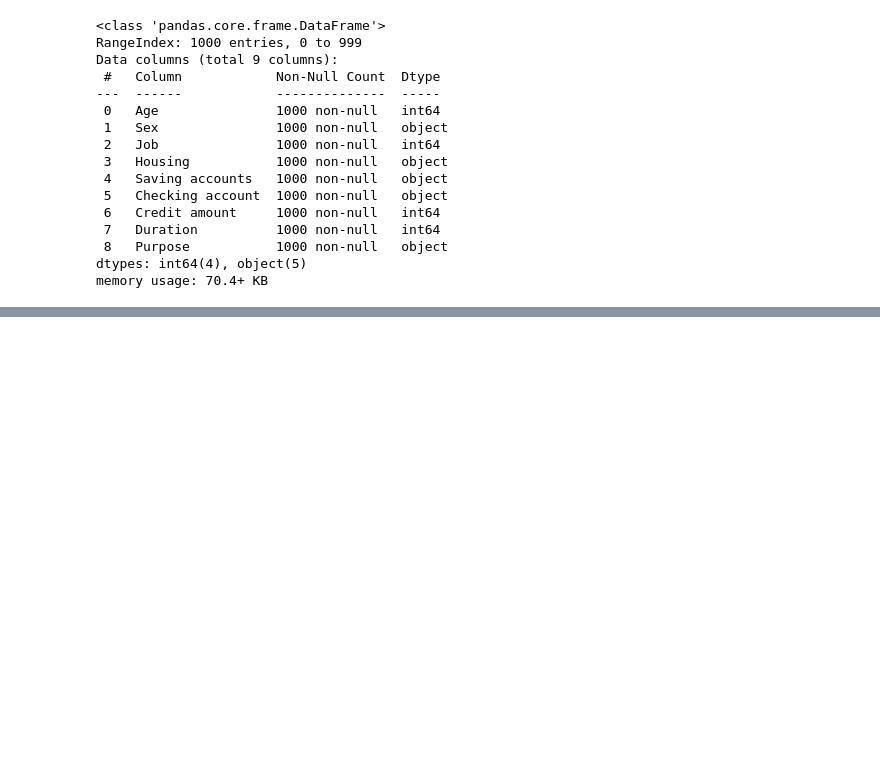
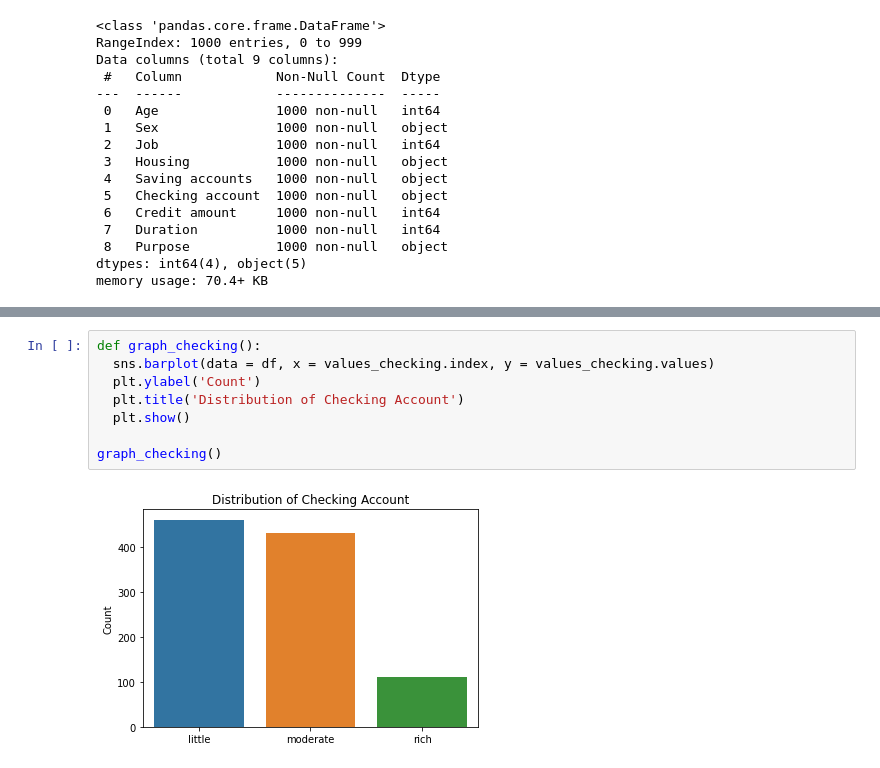
Before and after one commit to earo12/Analyzing-Screen-Time, a Jupyter notebook: Credit_Risk.ipynb, the cells around one changed output, grey strips where cells are left out. Saved outputs shown, nothing was run; the diff lists cells and outputs as text; blank space fills up the shorter version.

```diff
--- a/Credit_Risk.ipynb
+++ b/Credit_Risk.ipynb
@@ -129,0 +124,10 @@ Name: Purpose, dtype: int64
+# %%
+def graph_checking():
+  sns.barplot(data = df, x = values_checking.index, y = values_checking.values)
+  plt.ylabel('Count')
+  plt.title('Distribution of Checking Account')
+  plt.show()
+
+graph_checking()
+# %% [output]
+[figure, added]
```
Also changed, not shown: parts of 13 cells of this notebook.
